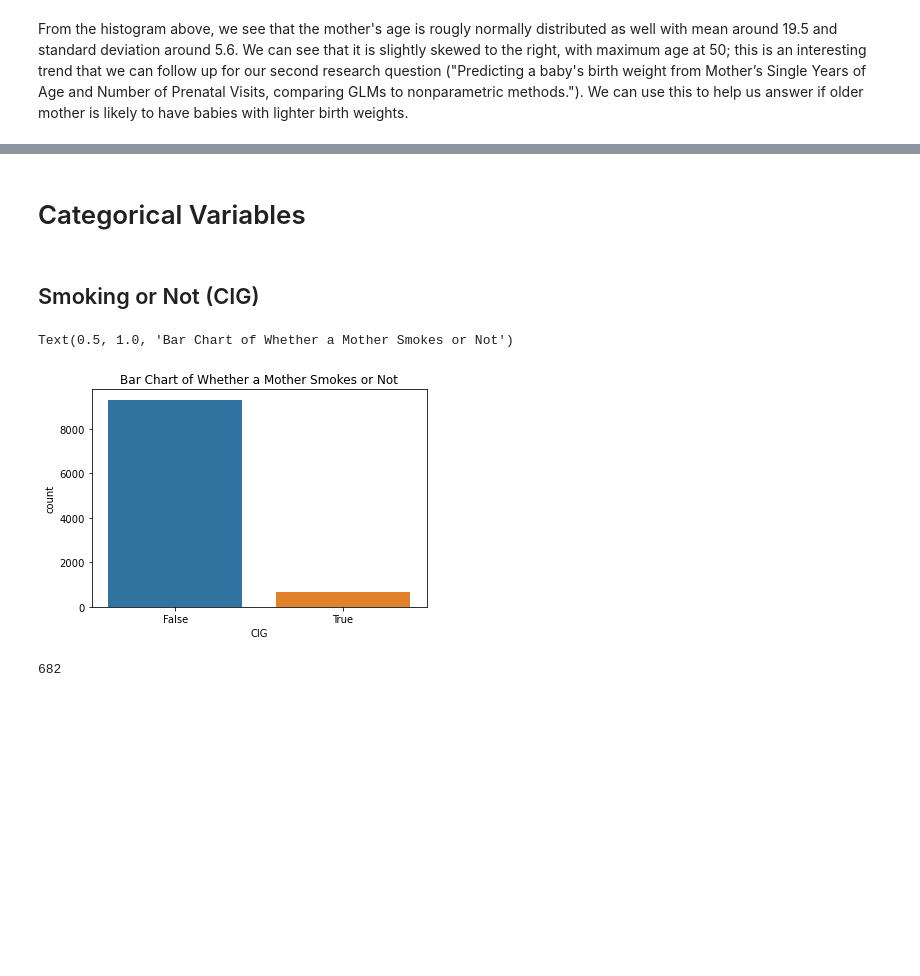
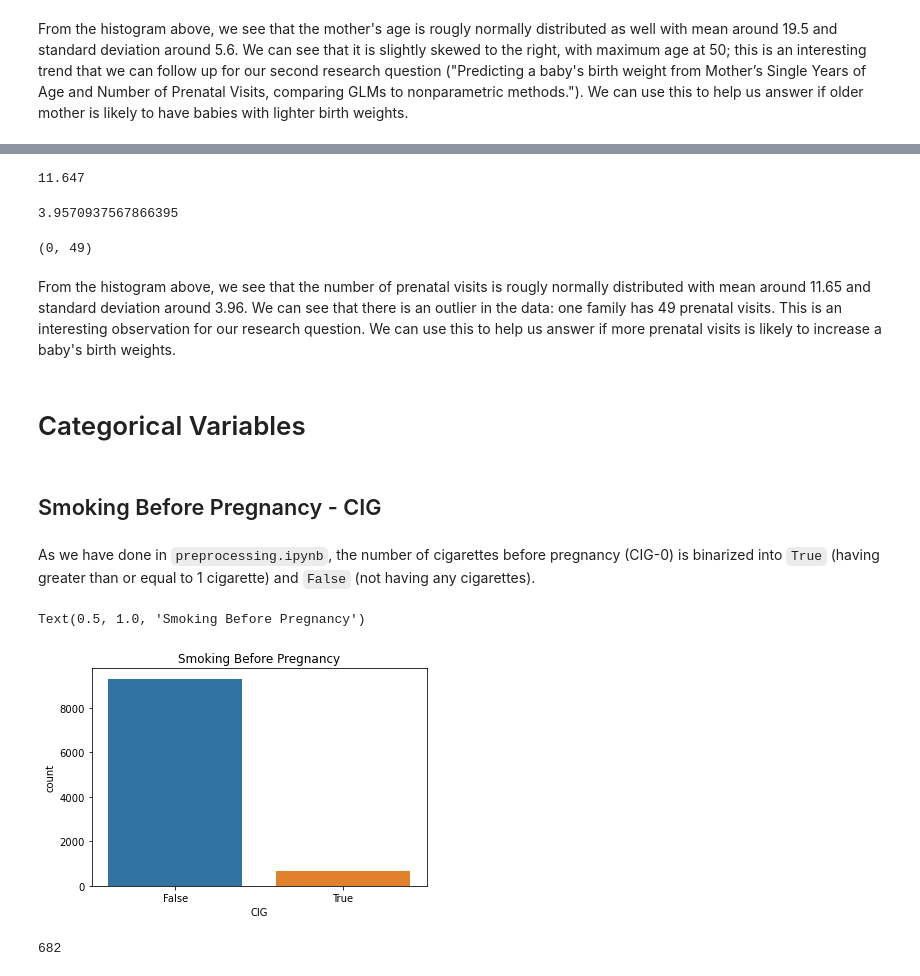
Before and after one commit to WenhaoP/Data102-Fa22-Proj, a Jupyter notebook: EDA.ipynb, the cells around one changed output, grey strips where cells are left out. Drawn from its saved outputs; the diff is of its cells as text; code cells hidden in the pictures; blank space fills up the shorter version.

```diff
--- a/EDA.ipynb
+++ b/EDA.ipynb
@@ -76,13 +84,32 @@ From the histogram above, we see that the mother's age is rougly normally distri
+# %%
+#Mean
+np.mean(birth['PREVIS'])
+# %% [output]
+11.647
+# %%
+#SD
+np.std(birth['PREVIS'])
+# %% [output]
+3.9570937567866395
+# %%
+#min and max
+np.min(birth['PREVIS']), np.max(birth['PREVIS'])
+# %% [output]
+(0, 49)
+# %% [markdown]
+From the histogram above, we see that the number of prenatal visits is rougly normally distributed with mean around 11.65 and standard deviation around 3.96. We can see that there is an outlier in the data: one family has 49 prenatal visits. This is an interesting observation for our research question. We can use this to help us answer if more prenatal visits is likely to increase a baby's birth weights.
 # %% [markdown]
 # Categorical Variables
 # %% [markdown]
-## Smoking or Not (CIG)
+## Smoking Before Pregnancy - CIG
+# %% [markdown]
+As we have done in `preprocessing.ipynb`, the number of cigarettes before pregnancy (CIG-0) is binarized into `True` (having greater than or equal to 1 cigarette) and `False` (not having any cigarettes).
 # %%
 sns.countplot(x = birth['CIG'])
-plt.title("Bar Chart of Whether a Mother Smokes or Not")
+plt.title("Smoking Before Pregnancy")
 # %% [output]
-Text(0.5, 1.0, 'Bar Chart of Whether a Mother Smokes or Not')
+Text(0.5, 1.0, 'Smoking Before Pregnancy')
-[figure, old version]
+[figure, new version]
 # %%
 #Number of Smokers
 np.sum(birth['CIG'] == 1)
```
Also changed, not shown: parts of 17 cells of this notebook.
